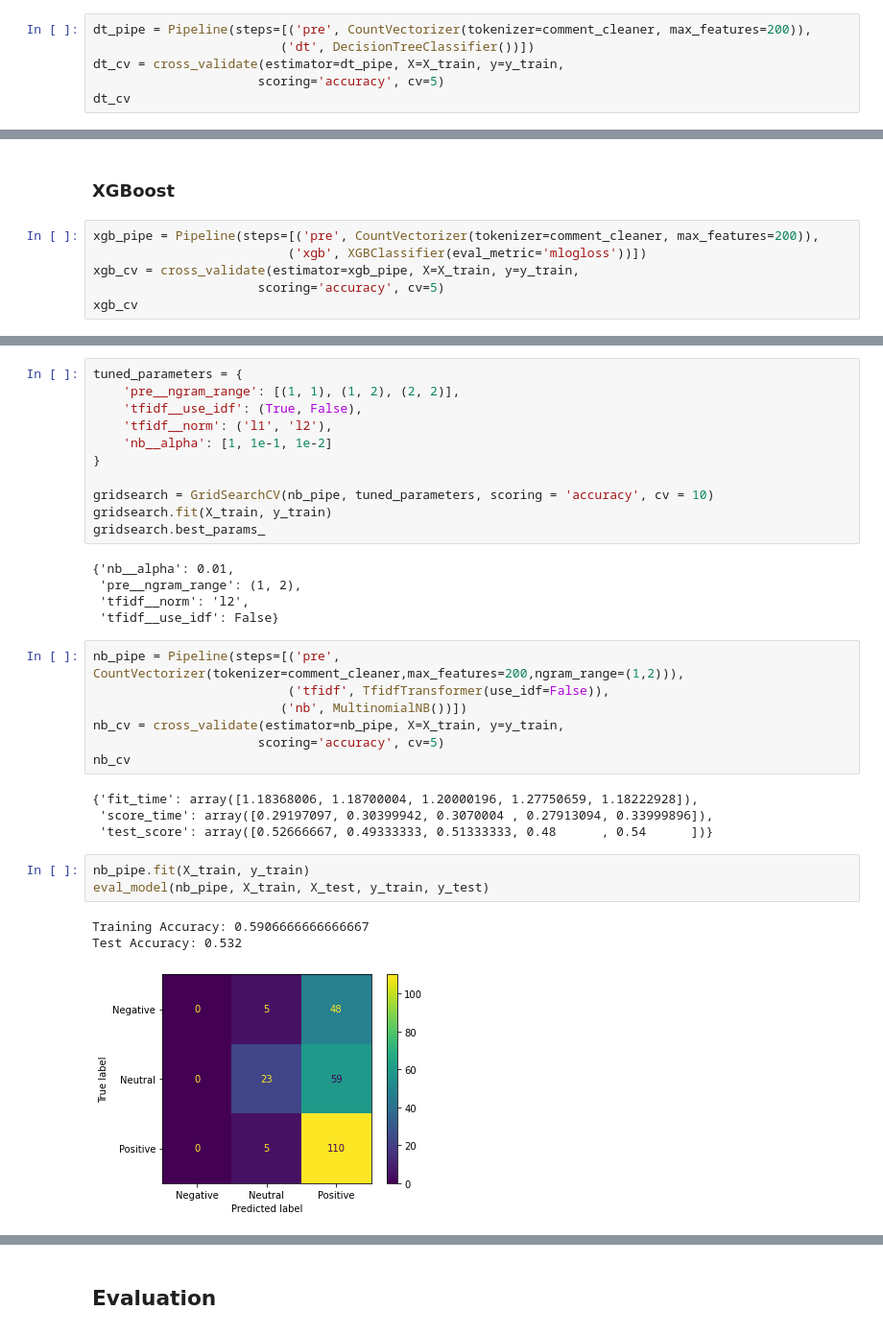
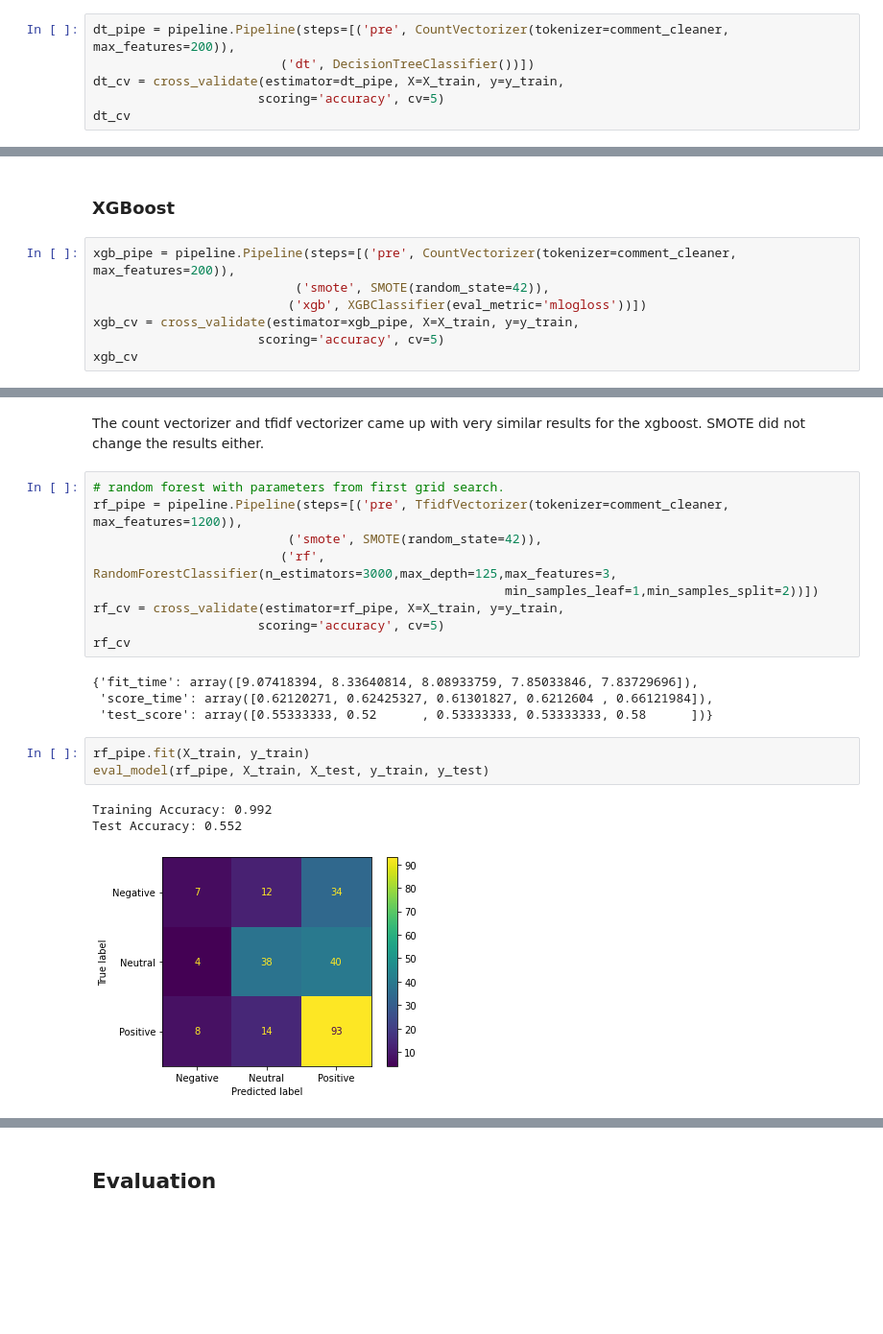
Before and after one commit to cyborgsage/reddit-nlp-strategy, a Jupyter notebook: Reddit_Sentiment_Analysis.ipynb, the cells around one changed output, grey strips where cells are left out. Shown at 96% size. Drawn from its saved outputs; the diff is of its cells as text; blank space fills up the shorter version.

Commit message:
updated model, markdown, and readme

```diff
--- a/Reddit_Sentiment_Analysis.ipynb
+++ b/Reddit_Sentiment_Analysis.ipynb
@@ -370,7 +379,7 @@ Test Accuracy: 0.512
 # %% [markdown]
 ### Decision Tree
 # %%
-dt_pipe = Pipeline(steps=[('pre', CountVectorizer(tokenizer=comment_cleaner, max_features=200)),
+dt_pipe = pipeline.Pipeline(steps=[('pre', CountVectorizer(tokenizer=comment_cleaner, max_features=200)),
                          ('dt', DecisionTreeClassifier())])
 dt_cv = cross_validate(estimator=dt_pipe, X=X_train, y=y_train,
                       scoring='accuracy', cv=5)
@@ -389,7 +400,8 @@ Test Accuracy: 0.496
 # %% [markdown]
 ### XGBoost
 # %%
-xgb_pipe = Pipeline(steps=[('pre', CountVectorizer(tokenizer=comment_cleaner, max_features=200)),
+xgb_pipe = pipeline.Pipeline(steps=[('pre', CountVectorizer(tokenizer=comment_cleaner, max_features=200)),
+                           ('smote', SMOTE(random_state=42)),
                           ('xgb', XGBClassifier(eval_metric='mlogloss'))])
 xgb_cv = cross_validate(estimator=xgb_pipe, X=X_train, y=y_train,
                       scoring='accuracy', cv=5)
@@ -408,34 +420,22 @@ Test Accuracy: 0.54
-# %%
-tuned_parameters = {
-    'pre__ngram_range': [(1, 1), (1, 2), (2, 2)],
-    'tfidf__use_idf': (True, False),
-    'tfidf__norm': ('l1', 'l2'),
-    'nb__alpha': [1, 1e-1, 1e-2]
-}
-
-gridsearch = GridSearchCV(nb_pipe, tuned_parameters, scoring = 'accuracy', cv = 10)
-gridsearch.fit(X_train, y_train)
-gridsearch.best_params_
-# %% [output]
-{'nb__alpha': 0.01,
- 'pre__ngram_range': (1, 2),
- 'tfidf__norm': 'l2',
- 'tfidf__use_idf': False}
+# %% [markdown]
+The count vectorizer and tfidf vectorizer came up with very similar results for the xgboost. SMOTE did not change the results either.
 # %%
-nb_pipe = Pipeline(steps=[('pre', CountVectorizer(tokenizer=comment_cleaner,max_features=200,ngram_range=(1,2))),
-                          ('tfidf', TfidfTransformer(use_idf=False)),
-                         ('nb', MultinomialNB())])
-nb_cv = cross_validate(estimator=nb_pipe, X=X_train, y=y_train,
+# random forest with parameters from first grid search.
+rf_pipe = pipeline.Pipeline(steps=[('pre', TfidfVectorizer(tokenizer=comment_cleaner, max_features=1200)),
+                          ('smote', SMOTE(random_state=42)),
+                         ('rf', RandomForestClassifier(n_estimators=3000,max_depth=125,max_features=3,
+                                                       min_samples_leaf=1,min_samples_split=2))])
+rf_cv = cross_validate(estimator=rf_pipe, X=X_train, y=y_train,
                       scoring='accuracy', cv=5)
-nb_cv
+rf_cv
 # %% [output]
-{'fit_time': array([1.18368006, 1.18700004, 1.20000196, 1.27750659, 1.18222928]),
- 'score_time': array([0.29197097, 0.30399942, 0.3070004 , 0.27913094, 0.33999896]),
- 'test_score': array([0.52666667, 0.49333333, 0.51333333, 0.48      , 0.54      ])}
+{'fit_time': array([9.07418394, 8.33640814, 8.08933759, 7.85033846, 7.83729696]),
+ 'score_time': array([0.62120271, 0.62425327, 0.61301827, 0.6212604 , 0.66121984]),
+ 'test_score': array([0.55333333, 0.52      , 0.53333333, 0.53333333, 0.58      ])}
 # %%
-nb_pipe.fit(X_train, y_train)
-eval_model(nb_pipe, X_train, X_test, y_train, y_test)
+rf_pipe.fit(X_train, y_train)
+eval_model(rf_pipe, X_train, X_test, y_train, y_test)
 # %% [output]
-Training Accuracy: 0.5906666666666667
-Test Accuracy: 0.532
+Training Accuracy: 0.992
+Test Accuracy: 0.552
-[figure, old version]
+[figure, new version]
```
Also changed, not shown: parts of 18 cells of this notebook, 8 other files.
